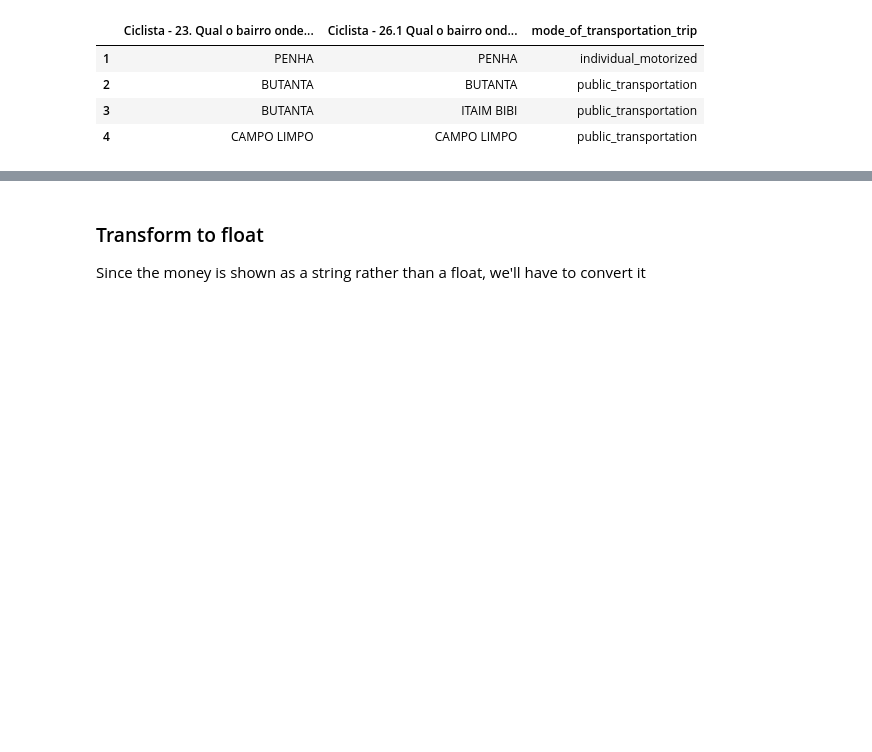
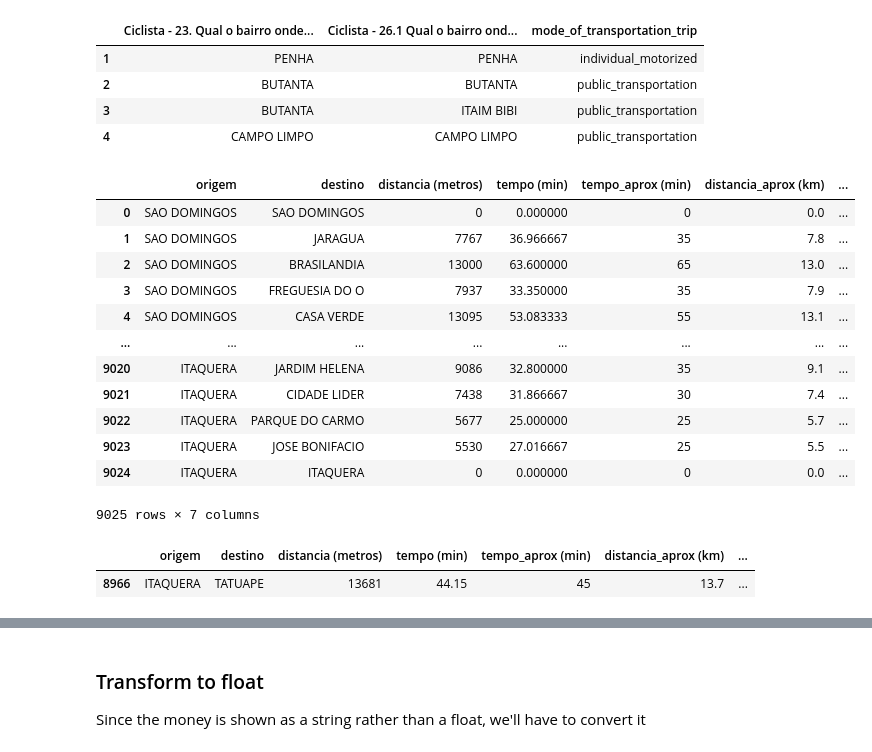
Before and after one commit to anayflima/bikesp-analysis, a Jupyter notebook: data_analysis/WB/matrices_time_distance.ipynb, the cells around one changed output, grey strips where cells are left out. Drawn from its saved outputs; the diff is of its cells as text; code cells hidden in the pictures; blank space fills up the shorter version.

```diff
--- a/data_analysis/WB/matrices_time_distance.ipynb
+++ b/data_analysis/WB/matrices_time_distance.ipynb
@@ -350,3 +366,24 @@ data_test
 # %%
 merge = data.merge(all_modes, how = 'left', left_on=[column1, column2,column3],
                     right_on=['origem', 'destino', 'mode_of_transportation'])
+# %%
+bike
+# %% [output]
+|  | origem | destino | distancia (metros) | tempo (min) | tempo_aprox (min) | distancia_aprox (km) | ... |
+| 0 | SAO DOMINGOS | SAO DOMINGOS | 0 | 0.000000 | 0 | 0.0 | ... |
+| 1 | SAO DOMINGOS | JARAGUA | 7767 | 36.966667 | 35 | 7.8 | ... |
+| 2 | SAO DOMINGOS | BRASILANDIA | 13000 | 63.600000 | 65 | 13.0 | ... |
+| 3 | SAO DOMINGOS | FREGUESIA DO O | 7937 | 33.350000 | 35 | 7.9 | ... |
+| 4 | SAO DOMINGOS | CASA VERDE | 13095 | 53.083333 | 55 | 13.1 | ... |
+| ... | ... | ... | ... | ... | ... | ... | ... |
+| 9020 | ITAQUERA | JARDIM HELENA | 9086 | 32.800000 | 35 | 9.1 | ... |
+| 9021 | ITAQUERA | CIDADE LIDER | 7438 | 31.866667 | 30 | 7.4 | ... |
+| 9022 | ITAQUERA | PARQUE DO CARMO | 5677 | 25.000000 | 25 | 5.7 | ... |
+| 9023 | ITAQUERA | JOSE BONIFACIO | 5530 | 27.016667 | 25 | 5.5 | ... |
+| 9024 | ITAQUERA | ITAQUERA | 0 | 0.000000 | 0 | 0.0 | ... |
+9025 rows × 7 columns
+# %%
+bike[(bike['origem'] == 'ITAQUERA') & (bike['destino'] == 'TATUAPE')]
+# %% [output]
+|  | origem | destino | distancia (metros) | tempo (min) | tempo_aprox (min) | distancia_aprox (km) | ... |
+| 8966 | ITAQUERA | TATUAPE | 13681 | 44.15 | 45 | 13.7 | ... |
```
Also changed, not shown: parts of 26 cells of this notebook.
